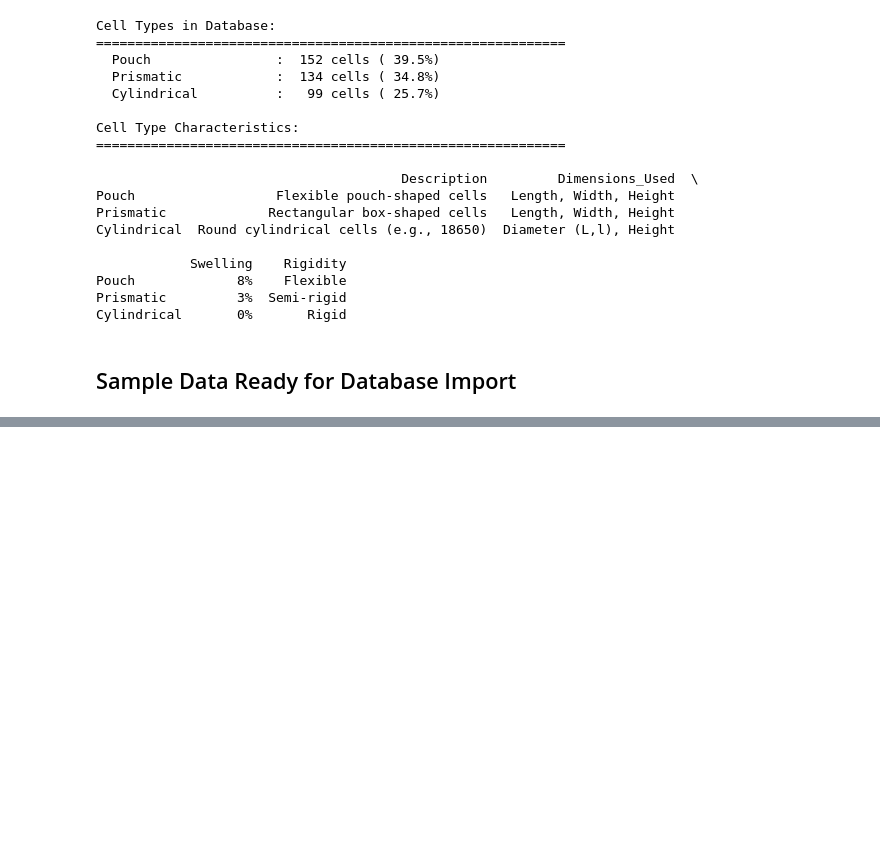
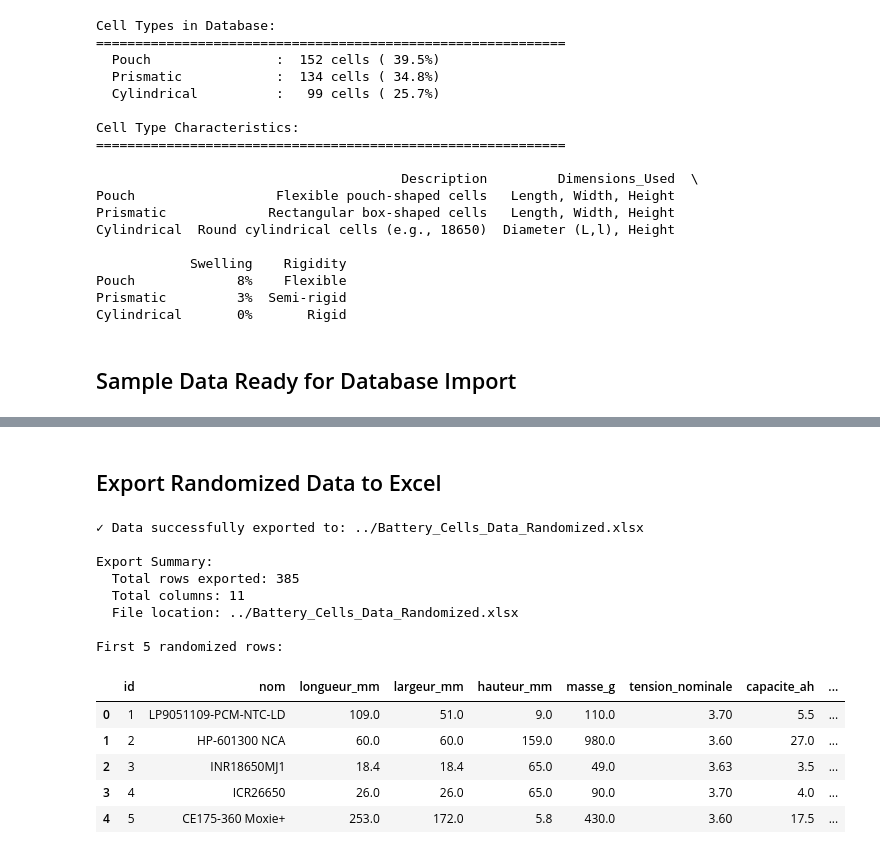
Before and after one commit to Wantedreal/Ai-assistant, a Jupyter notebook: backend/data_cleaning.ipynb, the cells around one changed output, grey strips where cells are left out. Drawn from its saved outputs; the diff is of its cells as text; code cells hidden in the pictures; blank space fills up the shorter version.

```diff
--- a/backend/data_cleaning.ipynb
+++ b/backend/data_cleaning.ipynb
@@ -54,9 +54,11 @@ for col in colonnes_numeriques:
     df_filtered[col] = pd.to_numeric(df_filtered[col], errors='coerce')
 
 # 3. Remove rows with missing critical data
-# If we don't have capacity, voltage, or max discharge current, the cell is useless
-df_clean = df_filtered.dropna(subset=['Capacity_Ah', 'NomVoltage_Volt', 'Discharge_MaxConstant_A']).copy()
+# Guard: Remove rows where mass (Weight_gr) is empty - required for physical model
+# If we don't have capacity, voltage, max discharge current, or mass, the cell is useless
+df_clean = df_filtered.dropna(subset=['Capacity_Ah', 'NomVoltage_Volt', 'Discharge_MaxConstant_A', 'Weight_gr']).copy()
 
 print(f"Number of cells after initial cleaning: {len(df_clean)}")
-print(f"Removed {len(df_filtered) - len(df_clean)} rows with missing critical values")
+print(f"Removed {len(df_filtered) - len(df_clean)} rows with missing critical values (including empty mass)")
+print(f"\nNote: Row 337 in original data removed due to empty mass_g value")
 # %% [output]
@@ -333,3 +337,52 @@ Sample Data for Database Table (First 10 rows):
 | 7 | SLPB120460330 | 327.0 | 462.0 | 10.5 | 3020.0 | 3.70 | 150.0 | 300.0 | ... |
 | 8 | SLPB140460330 | 327.0 | 462.0 | 13.6 | 3955.0 | 3.70 | 200.0 | 400.0 | ... |
 | 9 | SLPB160460330 | 327.0 | 462.0 | 15.8 | 4510.0 | 3.70 | 240.0 | 480.0 | ... |
+# %% [markdown]
+## Export Randomized Data to Excel
+# %%
+# Randomize the entire cleaned dataset
+df_randomized = df_clean.sample(frac=1, random_state=42).reset_index(drop=True)
+
+# Create database-ready format with randomized data
+df_export = df_randomized[[
+    'Product_Number', 'dim_L', 'dim_l', 'dim_h', 'Weight_gr',
+    'NomVoltage_Volt', 'Capacity_Ah', 'Discharge_MaxConstant_A',
+    'Cell_Format', 'taux_swelling_pct'
+]].copy()
+
+# Rename columns to match database schema
+df_export.columns = [
+    'nom', 'longueur_mm', 'largeur_mm', 'hauteur_mm', 'masse_g',
+    'tension_nominale', 'capacite_ah', 'courant_max_a',
+    'type_cellule', 'taux_swelling_pct'
+]
+
+# Add ID column (auto-increment style)
+df_export.insert(0, 'id', range(1, len(df_export) + 1))
+
+# Export to Excel
+output_file = '../Battery_Cells_Data_Randomized.xlsx'
+df_export.to_excel(output_file, index=False, sheet_name='Battery_Cells')
+
+print(f"✓ Data successfully exported to: {output_file}")
+print(f"\nExport Summary:")
+print(f"  Total rows exported: {len(df_export)}")
+print(f"  Total columns: {len(df_export.columns)}")
+print(f"  File location: {output_file}")
+print(f"\nFirst 5 randomized rows:")
+df_export.head()
+# %% [output]
+✓ Data successfully exported to: ../Battery_Cells_Data_Randomized.xlsx
+
+Export Summary:
+  Total rows exported: 385
+  Total columns: 11
+  File location: ../Battery_Cells_Data_Randomized.xlsx
+
+First 5 randomized rows:
+|  | id | nom | longueur_mm | largeur_mm | hauteur_mm | masse_g | tension_nominale | capacite_ah | ... |
+| 0 | 1 | LP9051109-PCM-NTC-LD | 109.0 | 51.0 | 9.0 | 110.0 | 3.70 | 5.5 | ... |
+| 1 | 2 | HP-601300 NCA | 60.0 | 60.0 | 159.0 | 980.0 | 3.60 | 27.0 | ... |
+| 2 | 3 | INR18650MJ1 | 18.4 | 18.4 | 65.0 | 49.0 | 3.63 | 3.5 | ... |
+| 3 | 4 | ICR26650 | 26.0 | 26.0 | 65.0 | 90.0 | 3.70 | 4.0 | ... |
+| 4 | 5 | CE175-360 Moxie+ | 253.0 | 172.0 | 5.8 | 430.0 | 3.60 | 17.5 | ... |
```
Also changed, not shown: parts of 3 cells of this notebook, 21 other files.
